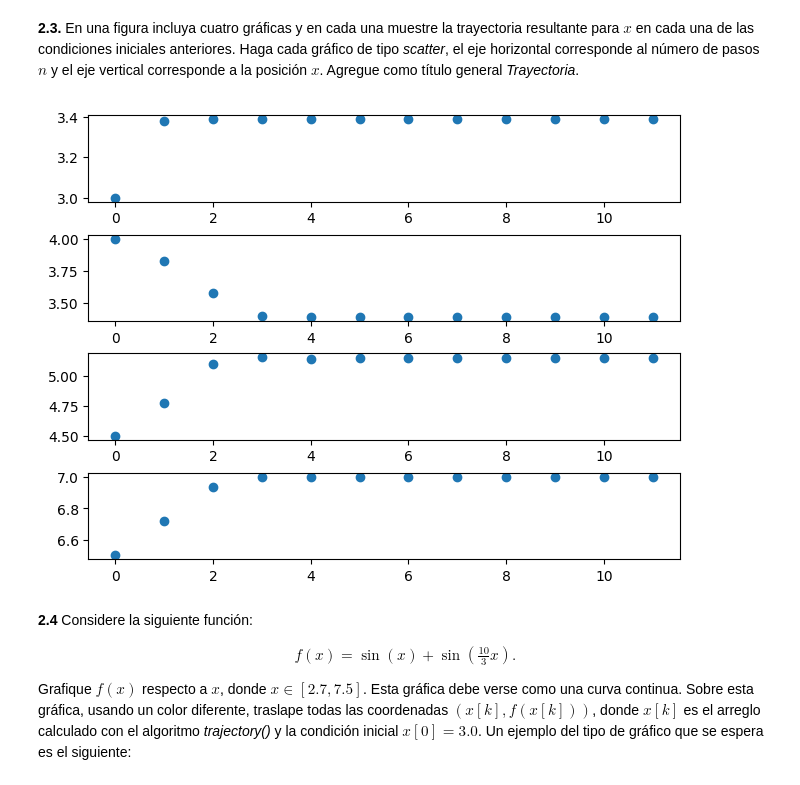
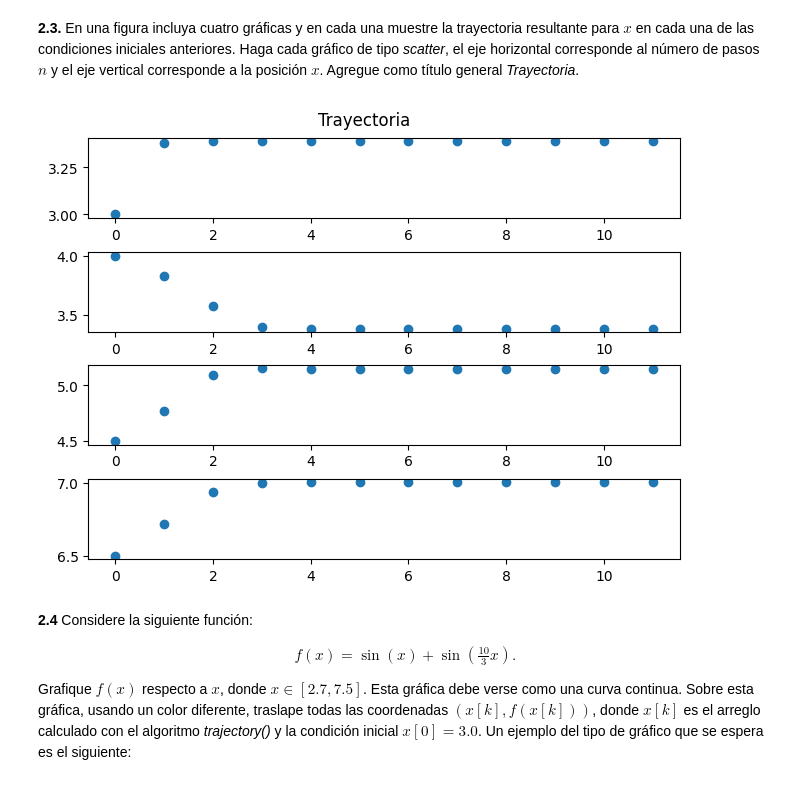
Before and after one commit to GargolasML/Lab4, a Jupyter notebook: Laboratorio_4_20261.ipynb, the cells around one changed output. Drawn from its saved outputs; the diff is of its cells as text; code cells hidden in the pictures.

```diff
--- a/Laboratorio_4_20261.ipynb
+++ b/Laboratorio_4_20261.ipynb
@@ -156,24 +156,25 @@ Resultados condicion x_0 = 6.5
 # %%
 # Realice las gráficas aquí
 
 import matplotlib.pyplot as plt
 
 fig, ax = plt.subplots(4,1, layout="constrained")
 
 y0 = trajectory(3.0, 11)
 y1 = trajectory(4.0, 11)
 y2 = trajectory(4.5, 11)
 y3 = trajectory(6.5, 11)
 
 ax[0].scatter(range(len(y0)), y0)
 ax[1].scatter(range(len(y1)), y1)
 ax[2].scatter(range(len(y2)), y2)
 ax[3].scatter(range(len(y3)), y3)
+plt.suptitle("Trayectoria") #suptitle hace referencia a super title, se usa con sublotos para que sea el titulo general
 
 
 plt.show()
 # %% [output]
-[figure, old version]
+[figure, new version]
 # %% [markdown]
 **2.4** Considere la siguiente función:
 
```
Also changed, not shown: parts of 5 cells of this notebook.
